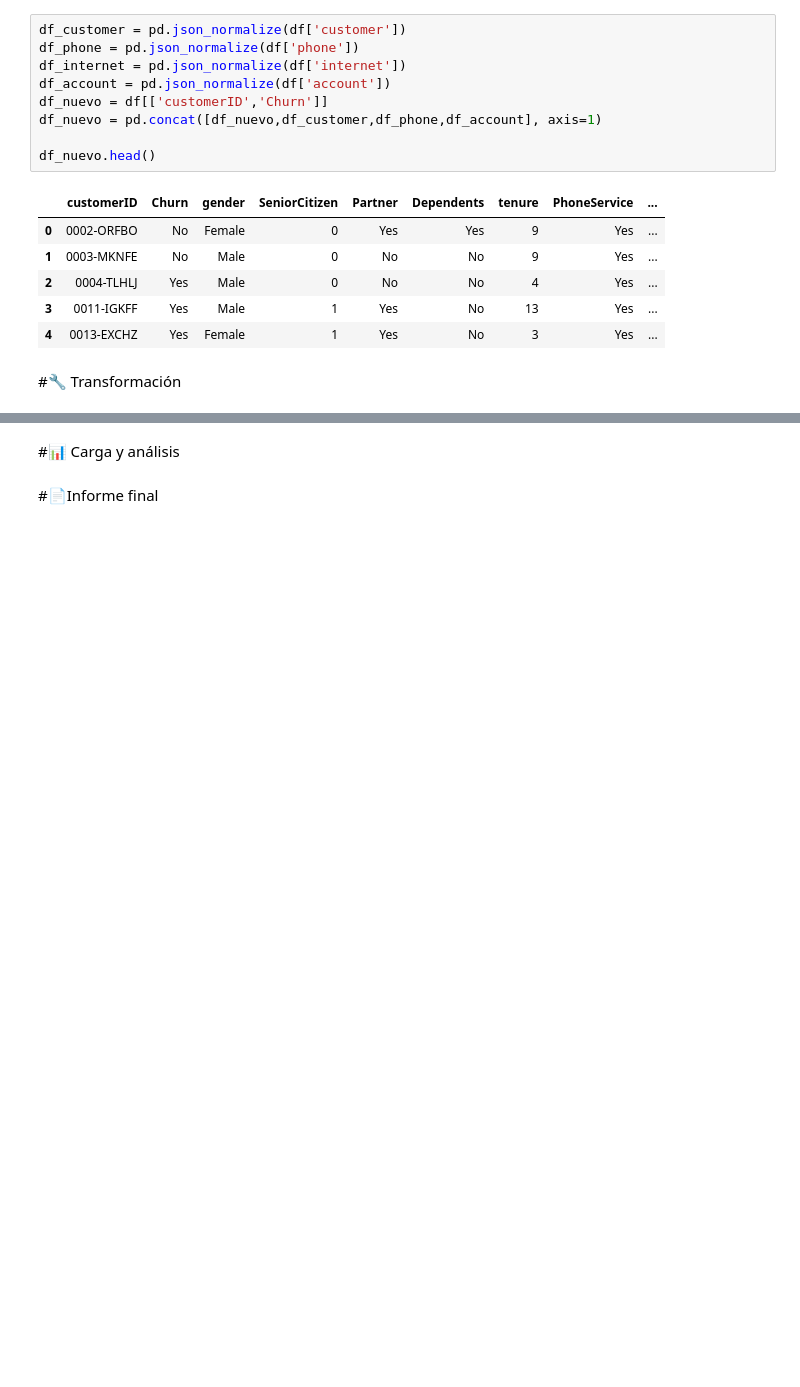
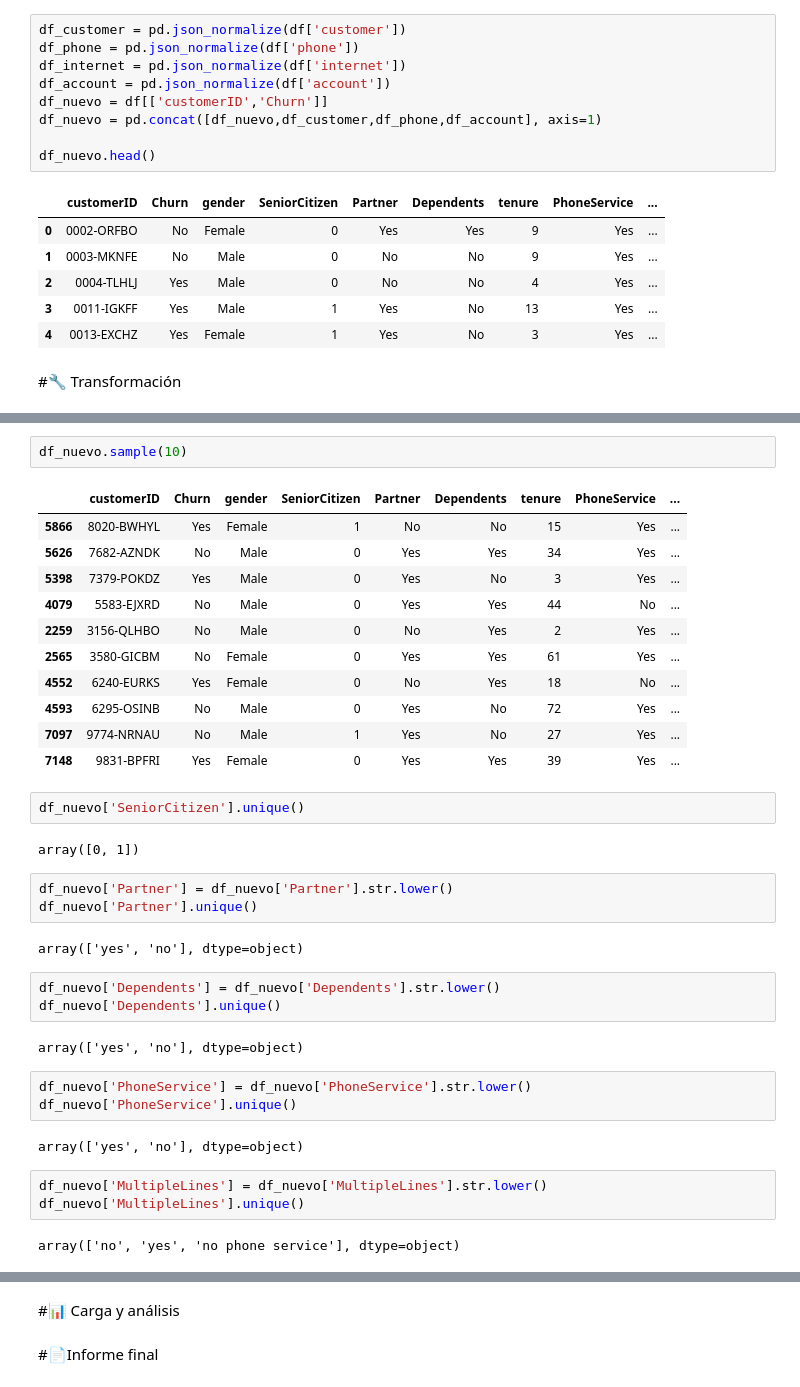
Before and after one commit to Marlucben/Challenge_2_Alura_Telecom_X, a Jupyter notebook: TelecomX_LATAM.ipynb, the cells around one changed output, grey strips where cells are left out. Saved outputs shown, nothing was run; the diff lists cells and outputs as text; blank space fills up the shorter version.

```diff
--- a/TelecomX_LATAM.ipynb
+++ b/TelecomX_LATAM.ipynb
@@ -87,0 +100,38 @@ df_nuevo.head()
+# %%
+df_nuevo.sample(10)
+# %% [output]
+|  | customerID | Churn | gender | SeniorCitizen | Partner | Dependents | tenure | PhoneService | ... |
+| 5866 | 8020-BWHYL | Yes | Female | 1 | No | No | 15 | Yes | ... |
+| 5626 | 7682-AZNDK | No | Male | 0 | Yes | Yes | 34 | Yes | ... |
+| 5398 | 7379-POKDZ | Yes | Male | 0 | Yes | No | 3 | Yes | ... |
+| 4079 | 5583-EJXRD | No | Male | 0 | Yes | Yes | 44 | No | ... |
+| 2259 | 3156-QLHBO | No | Male | 0 | No | Yes | 2 | Yes | ... |
+| 2565 | 3580-GICBM | No | Female | 0 | Yes | Yes | 61 | Yes | ... |
+| 4552 | 6240-EURKS | Yes | Female | 0 | No | Yes | 18 | No | ... |
+| 4593 | 6295-OSINB | No | Male | 0 | Yes | No | 72 | Yes | ... |
+| 7097 | 9774-NRNAU | No | Male | 1 | Yes | No | 27 | Yes | ... |
+| 7148 | 9831-BPFRI | Yes | Female | 0 | Yes | Yes | 39 | Yes | ... |
+# %%
+df_nuevo['SeniorCitizen'].unique()
+# %% [output]
+array([0, 1])
+# %%
+df_nuevo['Partner'] = df_nuevo['Partner'].str.lower()
+df_nuevo['Partner'].unique()
+# %% [output]
+array(['yes', 'no'], dtype=object)
+# %%
+df_nuevo['Dependents'] = df_nuevo['Dependents'].str.lower()
+df_nuevo['Dependents'].unique()
+# %% [output]
+array(['yes', 'no'], dtype=object)
+# %%
+df_nuevo['PhoneService'] = df_nuevo['PhoneService'].str.lower()
+df_nuevo['PhoneService'].unique()
+# %% [output]
+array(['yes', 'no'], dtype=object)
+# %%
+df_nuevo['MultipleLines'] = df_nuevo['MultipleLines'].str.lower()
+df_nuevo['MultipleLines'].unique()
+# %% [output]
+array(['no', 'yes', 'no phone service'], dtype=object)
```
Also changed, not shown: parts of 7 cells of this notebook.
